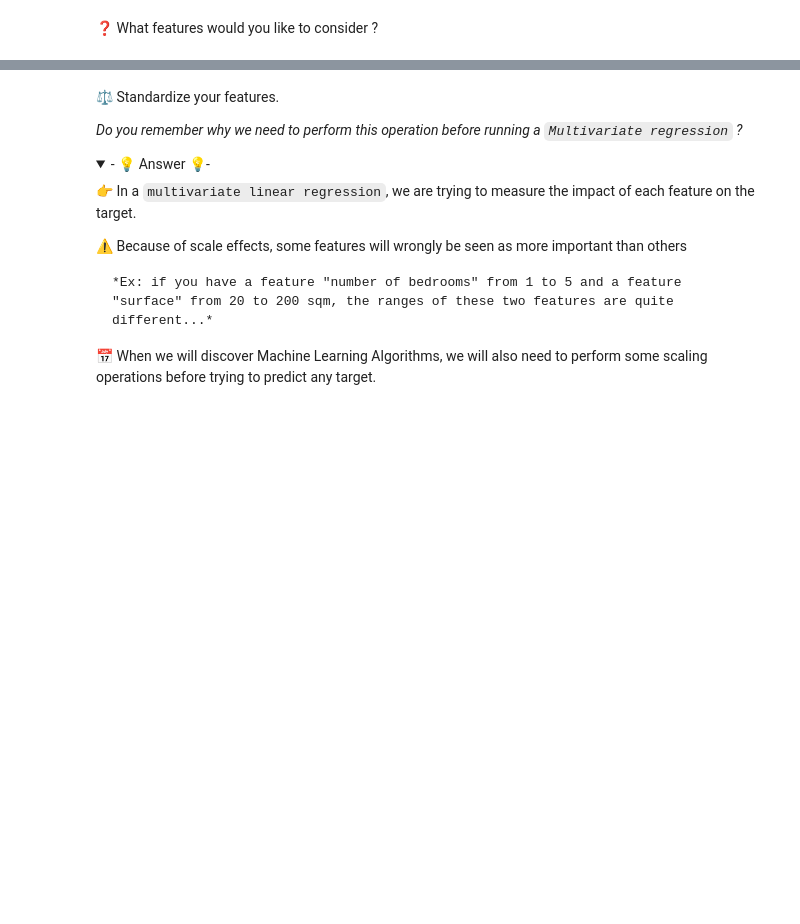
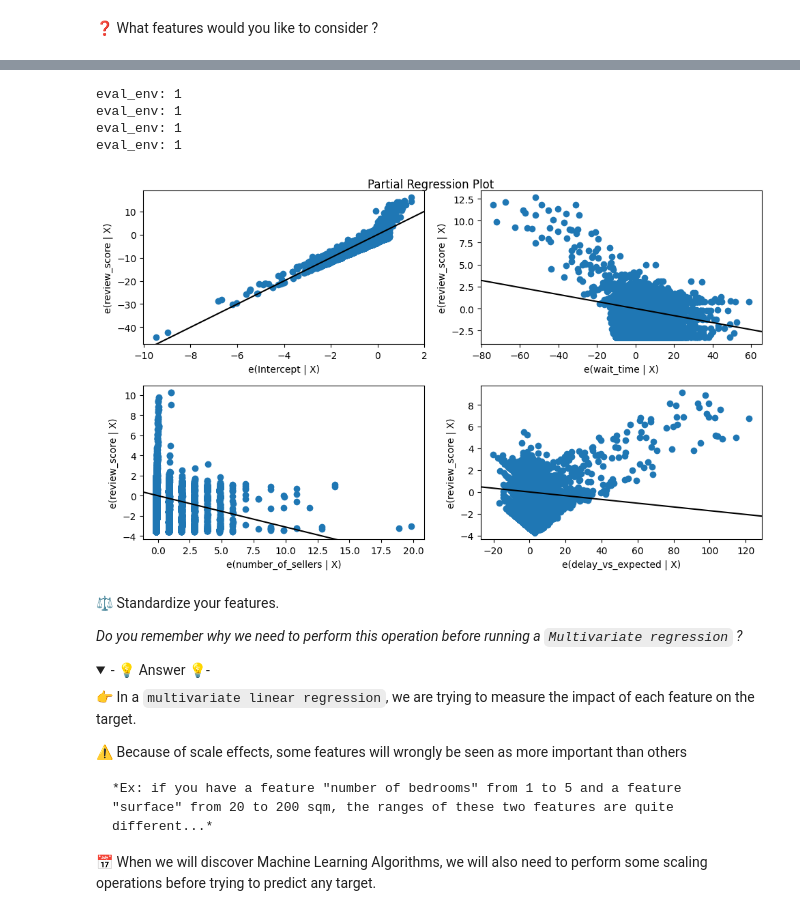
Before and after one commit to tanushrin/data-orders-regression, a Jupyter notebook: orders_regression.ipynb, the cells around one changed output, grey strips where cells are left out. Saved outputs shown, nothing was run; the diff lists cells and outputs as text; code cells hidden in the pictures; folded sections open; blank space fills up the shorter version.

Commit message:
Orders regression

```diff
--- a/orders_regression.ipynb
+++ b/orders_regression.ipynb
@@ -98,0 +179,9 @@ Contrary to what was found with the simple bivariate correlation analysis, `dela
+# %%
+# YOUR CODE HERE
+model4 = smf.ols(
+    formula="review_score ~ wait_time  + number_of_sellers + delay_vs_expected ",
+    data=orders,
+).fit()
+print(model4.params)
+print(model4.rsquared)
+print(model4.summary())
@@ -99,3 +206,14 @@ Contrary to what was found with the simple bivariate correlation analysis, `dela
+# %%
+import statsmodels.api as sm
+
+fig = plt.figure(figsize=(10,6))
+fig = sm.graphics.plot_partregress_grid(model4, fig=fig)
+# %% [output]
+eval_env: 1
+eval_env: 1
+eval_env: 1
+eval_env: 1
+[figure, added]
 # %% [markdown]
 ⚖️ Standardize your features.
 
```
Also changed, not shown: parts of 21 cells of this notebook.
